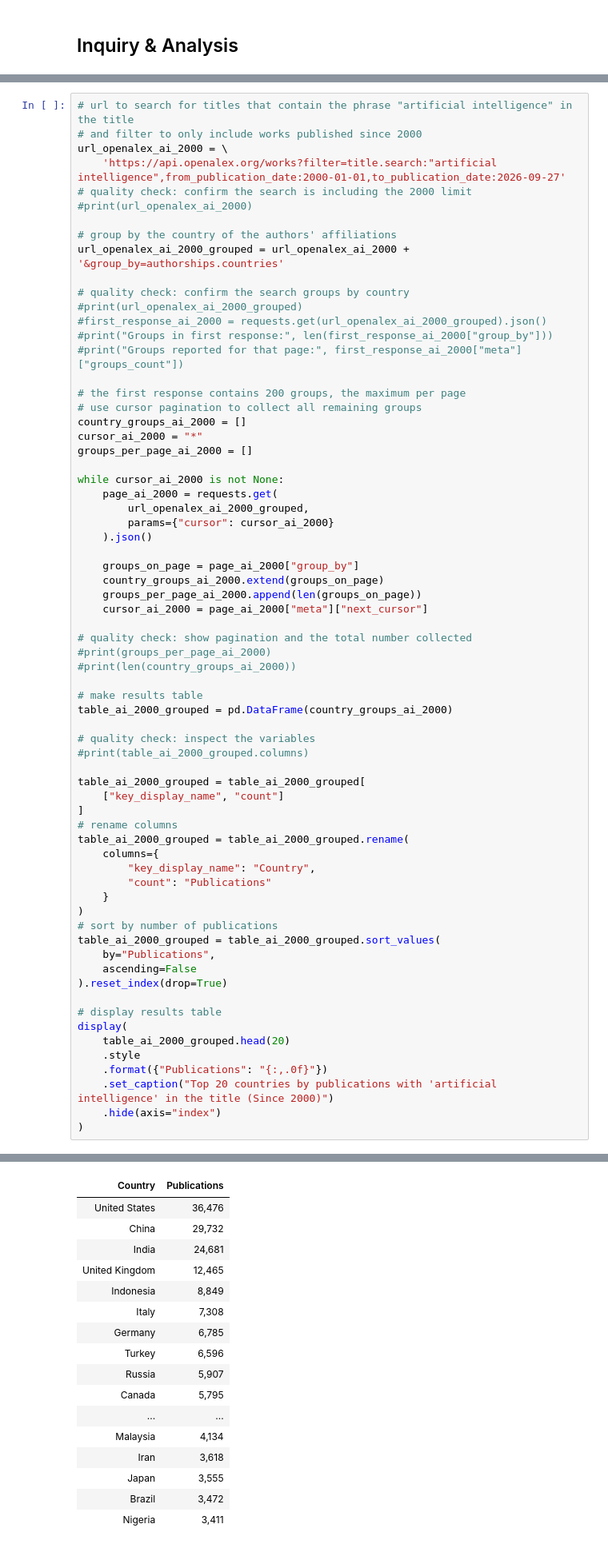
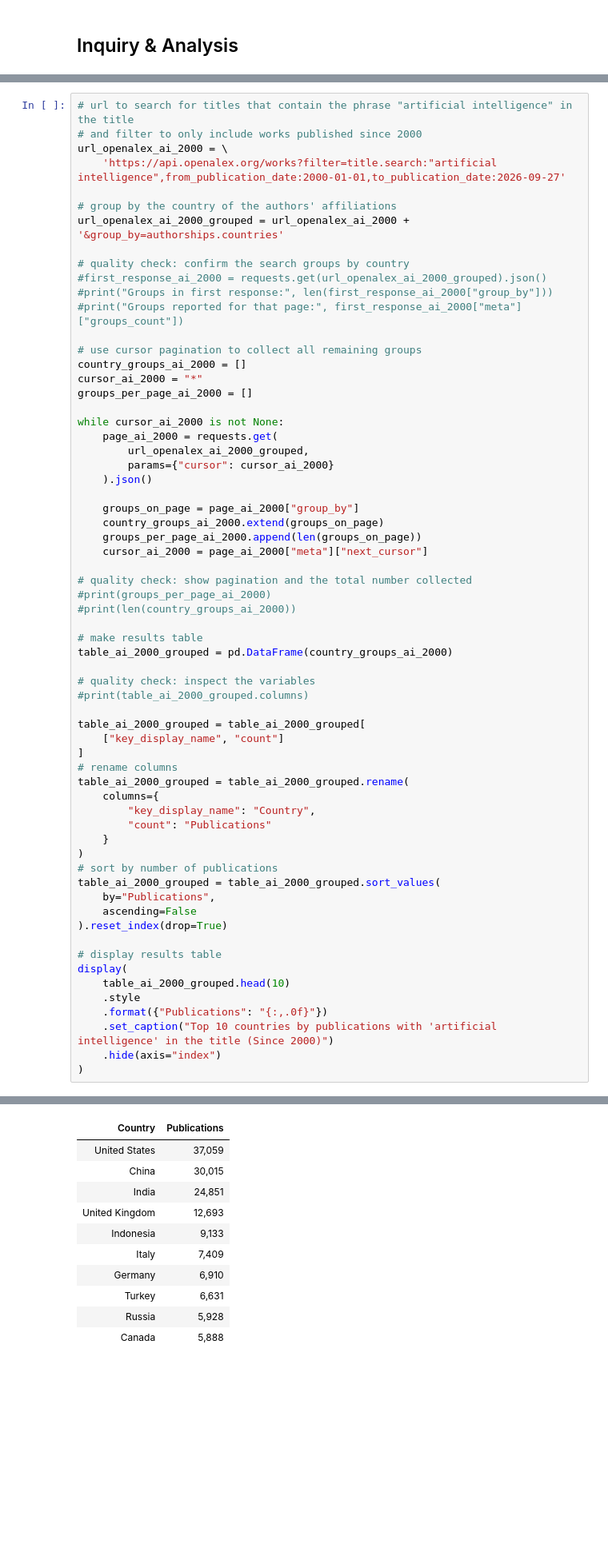
Before and after one commit to maxinehb/datasci530fall2026, a Jupyter notebook: Assignment 3/Assignment3.ipynb, the cells around one changed output, grey strips where cells are left out. Shown at 80% size. Drawn from its saved outputs; the diff is of its cells as text; blank space fills up the shorter version.

```diff
--- a/Assignment 3/Assignment3.ipynb
+++ b/Assignment 3/Assignment3.ipynb
@@ -57,19 +57,15 @@ I kept the title search from (1) and added "from_publication_date:2000-01-01" to
 # and filter to only include works published since 2000
 url_openalex_ai_2000 = \
     'https://api.openalex.org/works?filter=title.search:"artificial intelligence",from_publication_date:2000-01-01,to_publication_date:2026-09-27'
-# quality check: confirm the search is including the 2000 limit
-#print(url_openalex_ai_2000)
 
 # group by the country of the authors' affiliations
 url_openalex_ai_2000_grouped = url_openalex_ai_2000 + '&group_by=authorships.countries'
 
 # quality check: confirm the search groups by country
-#print(url_openalex_ai_2000_grouped)
 #first_response_ai_2000 = requests.get(url_openalex_ai_2000_grouped).json()
 #print("Groups in first response:", len(first_response_ai_2000["group_by"]))
 #print("Groups reported for that page:", first_response_ai_2000["meta"]["groups_count"])
 
-# the first response contains 200 groups, the maximum per page
 # use cursor pagination to collect all remaining groups
 country_groups_ai_2000 = []
 cursor_ai_2000 = "*"
@@ -114,10 +110,10 @@ table_ai_2000_grouped = table_ai_2000_grouped.sort_values(
 
 # display results table
 display(
-    table_ai_2000_grouped.head(20)
+    table_ai_2000_grouped.head(10)
     .style
     .format({"Publications": "{:,.0f}"})
-    .set_caption("Top 20 countries by publications with 'artificial intelligence' in the title (Since 2000)")
+    .set_caption("Top 10 countries by publications with 'artificial intelligence' in the title (Since 2000)")
     .hide(axis="index")
 )
 # %% [output]
@@ -125,20 +121,14 @@ Top 20 countries by publications with 'artificial intelligence' in the title (Si
 | Country | Publications |
-| United States | 36,476 |
-| China | 29,732 |
-| India | 24,681 |
-| United Kingdom | 12,465 |
-| Indonesia | 8,849 |
-| Italy | 7,308 |
-| Germany | 6,785 |
-| Turkey | 6,596 |
-| Russia | 5,907 |
-| Canada | 5,795 |
-| ... | ... |
-| Malaysia | 4,134 |
-| Iran | 3,618 |
-| Japan | 3,555 |
-| Brazil | 3,472 |
-| Nigeria | 3,411 |
+| United States | 37,059 |
+| China | 30,015 |
+| India | 24,851 |
+| United Kingdom | 12,693 |
+| Indonesia | 9,133 |
+| Italy | 7,409 |
+| Germany | 6,910 |
+| Turkey | 6,631 |
+| Russia | 5,928 |
+| Canada | 5,888 |
 # %% [markdown]
 Since 2000, authors from the United States have produced the most publications on artificial intelligence. Authors from China and India follow as the second and third most publications with "artifiical intelligence" in the title. Other countries with high counts of publications with "artificial intelligence" in the title are the United Kingdom, Indonesia, Italy, Germany, Turkey, Canada, and Russia all included in the top ten.
 
```
Also changed, not shown: parts of 8 cells of this notebook, 2 other files.
